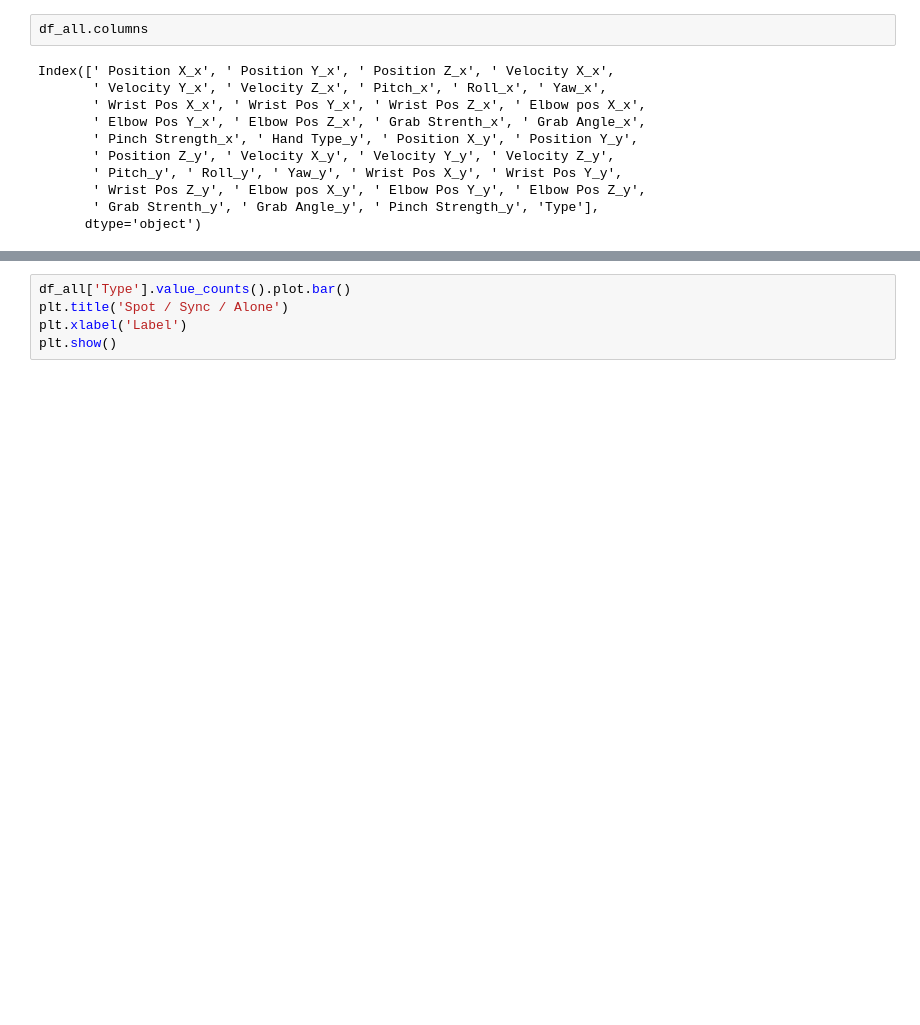
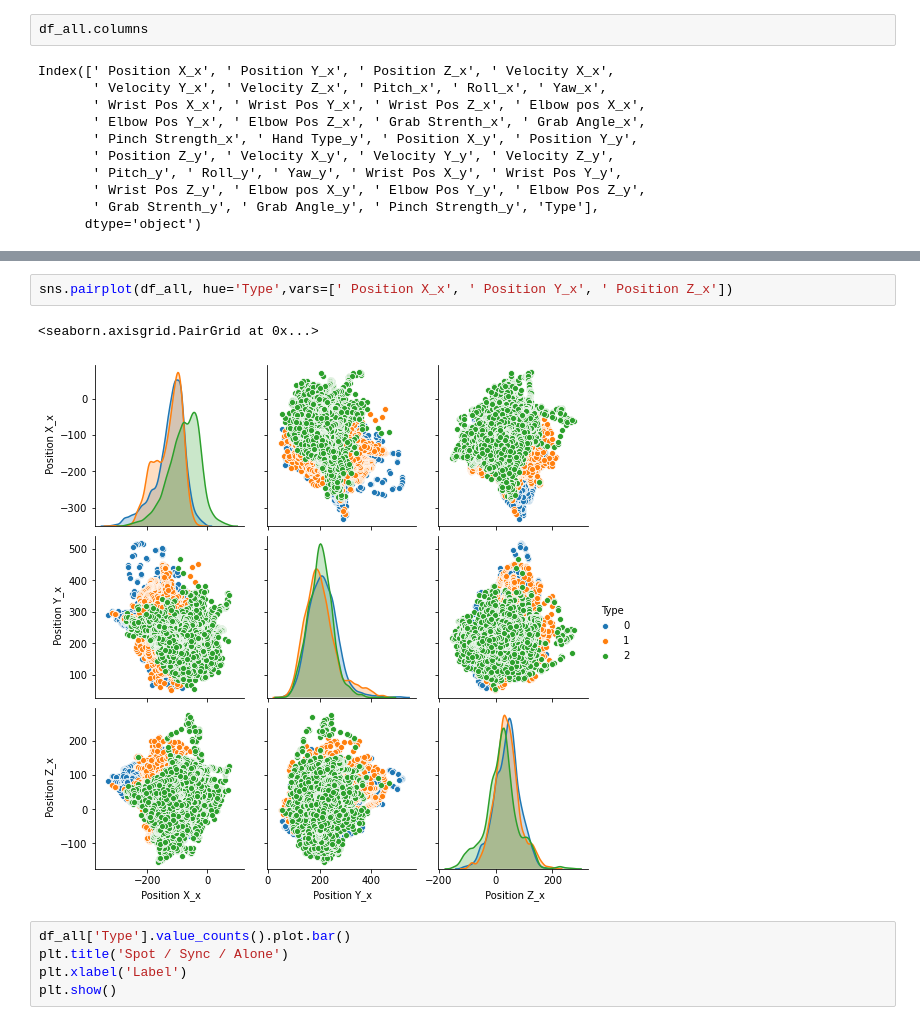
Before and after one commit to avidanAbitbol/image-classification, a Jupyter notebook: hands.ipynb, the cells around one changed output, grey strips where cells are left out. Saved outputs shown, nothing was run; the diff lists cells and outputs as text; blank space fills up the shorter version.

```diff
--- a/hands.ipynb
+++ b/hands.ipynb
@@ -432,3 +436,8 @@ Index([' Position X_x', ' Position Y_x', ' Position Z_x', ' Velocity X_x',
+# %%
+sns.pairplot(df_all, hue='Type',vars=[' Position X_x', ' Position Y_x', ' Position Z_x'])
+# %% [output]
+<seaborn.axisgrid.PairGrid at 0x...>
+[figure, added]
 # %%
 df_all['Type'].value_counts().plot.bar()
 plt.title('Spot / Sync / Alone')
```
Also changed, not shown: parts of 76 cells of this notebook, 1 other file.
